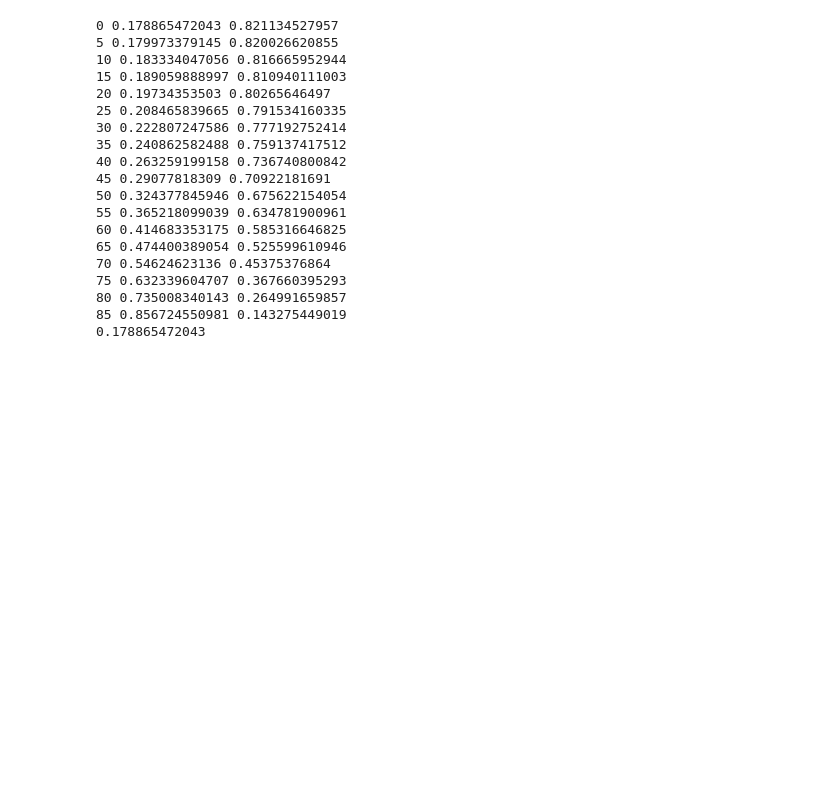
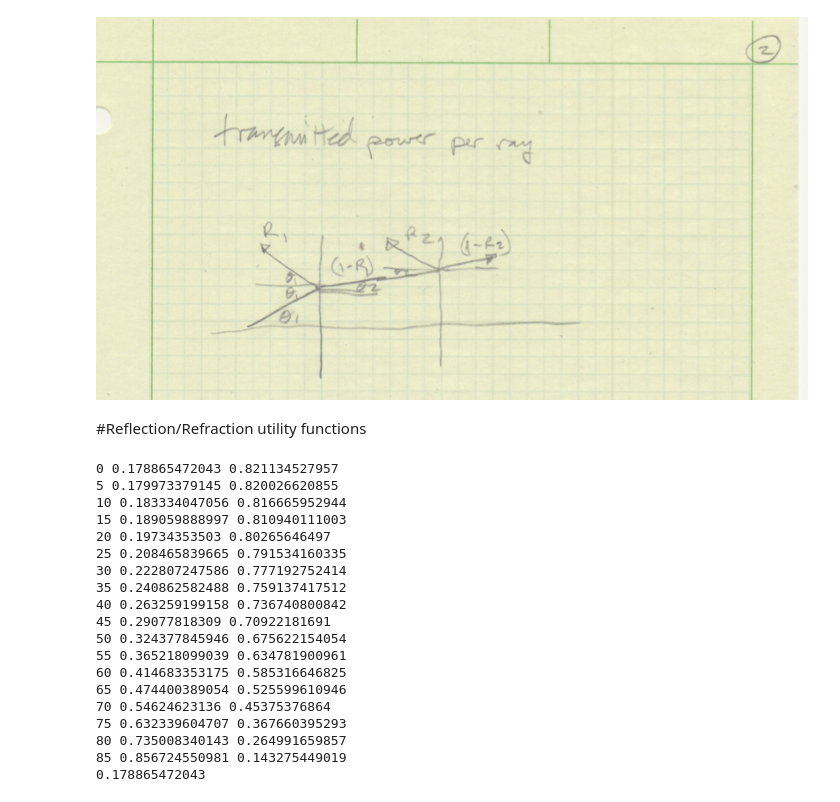
Before and after one commit to eelcodijkstra/teststuff, a Jupyter notebook: ray_trace/150307_try_rigorous_ray_tracing.ipynb, the cells around one changed output. Saved outputs shown, nothing was run; the diff lists cells and outputs as text; code cells hidden in the pictures; blank space fills up the shorter version.

```diff
--- a/ray_trace/150307_try_rigorous_ray_tracing.ipynb
+++ b/ray_trace/150307_try_rigorous_ray_tracing.ipynb
@@ -15,3 +39,9 @@ Message: trial mode expires in 30 days
+# %%
+Image(filename='150308 Notes pg2.png')
+# %% [output]
+[figure, added]
+# %% [markdown]
+#Reflection/Refraction utility functions
 # %%
 def theta2_from_Snells_law(angle1, n1, n2):
     return np.arcsin(np.sin(angle1) * n1 / n2)
```
Also changed, not shown: parts of 22 cells of this notebook.
